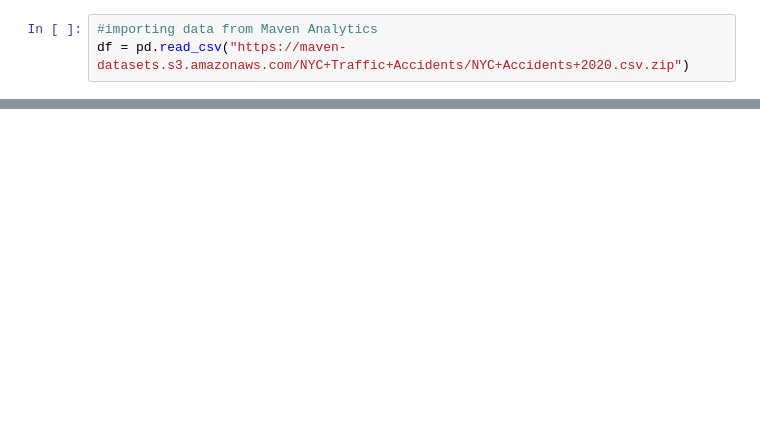
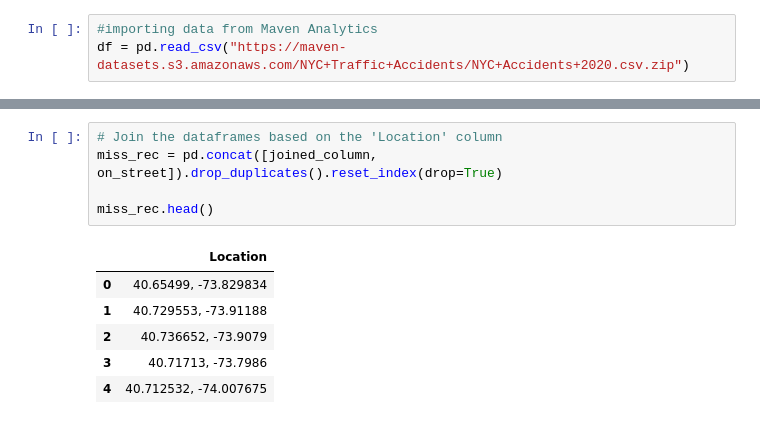
Before and after one commit to ehadsaloF/NewYork-Accident-Analysis, a Jupyter notebook: Cleaning_Data.ipynb, the cells around one changed output, grey strips where cells are left out. Drawn from its saved outputs; the diff is of its cells as text; blank space fills up the shorter version.

```diff
--- a/Cleaning_Data.ipynb
+++ b/Cleaning_Data.ipynb
@@ -575,0 +205,12 @@ files.download('Clean.csv')
+# %%
+# Join the dataframes based on the 'Location' column
+miss_rec = pd.concat([joined_column, on_street]).drop_duplicates().reset_index(drop=True)
+
+miss_rec.head()
+# %% [output]
+|  | Location |
+| 0 | 40.65499, -73.829834 |
+| 1 | 40.729553, -73.91188 |
+| 2 | 40.736652, -73.9079 |
+| 3 | 40.71713, -73.7986 |
+| 4 | 40.712532, -74.007675 |
```
Also changed, not shown: parts of 61 cells of this notebook.
